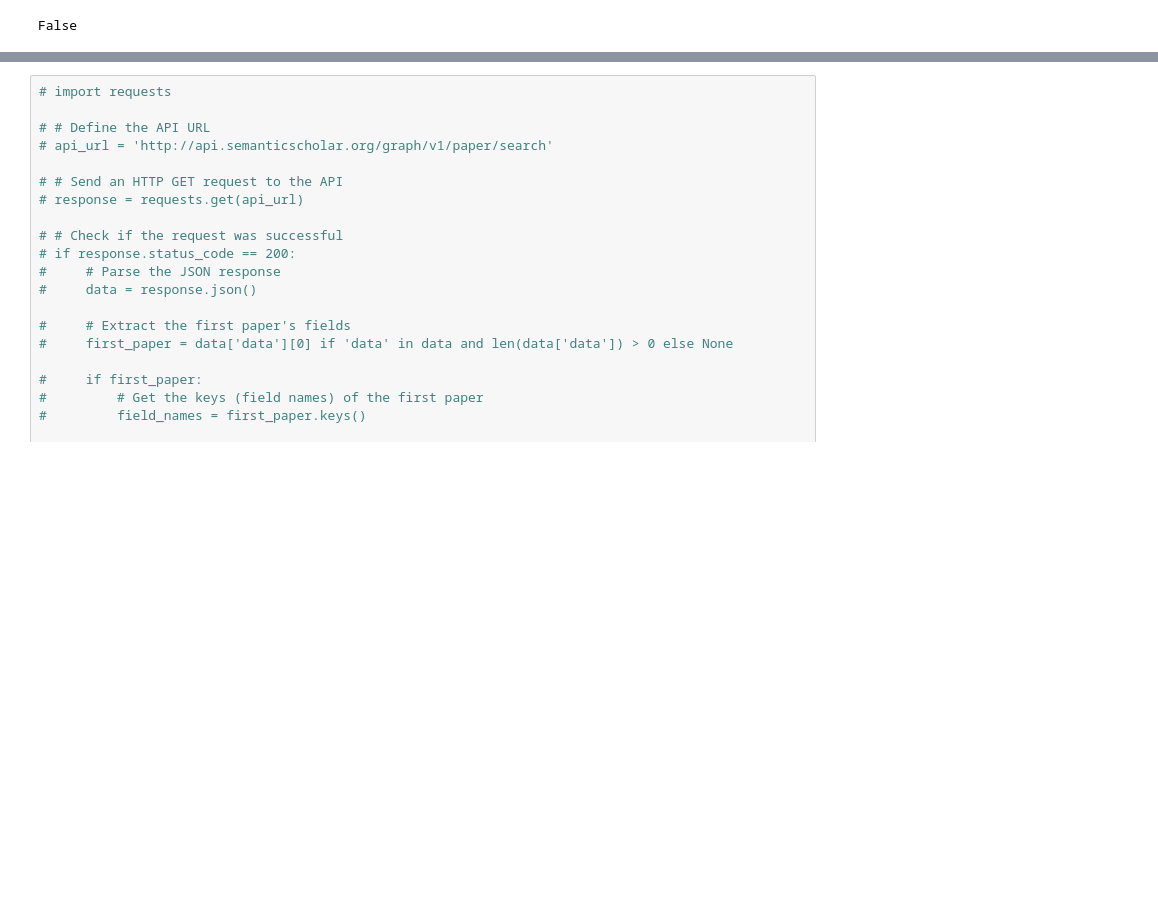
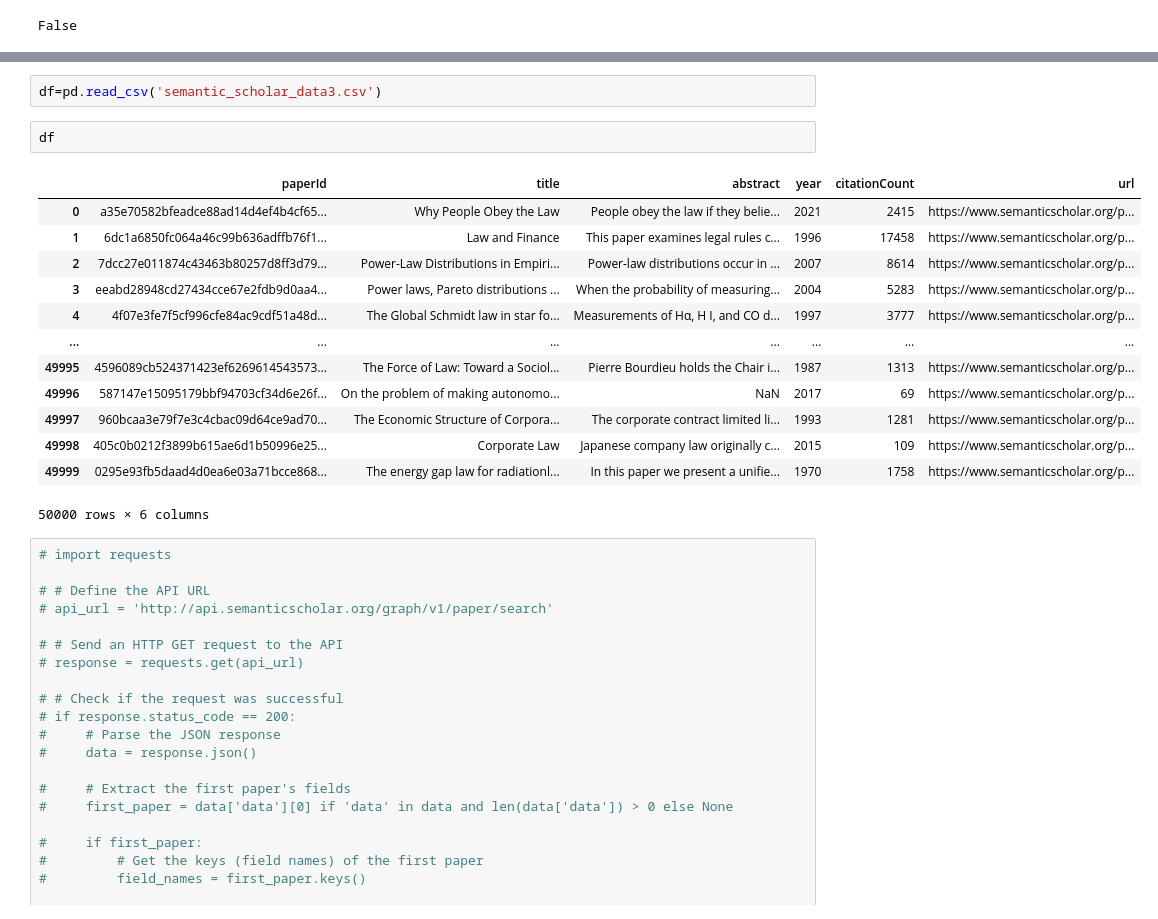
Before and after one commit to KutlualpTazefidan/convergence_oracle, a Jupyter notebook: Playground_SB/data_featching.ipynb, the cells around one changed output, grey strips where cells are left out. Saved outputs shown, nothing was run; the diff lists cells and outputs as text; blank space fills up the shorter version.

```diff
--- a/Playground_SB/data_featching.ipynb
+++ b/Playground_SB/data_featching.ipynb
@@ -70,3 +83,21 @@ print("Data has been saved to", csv_file_name)
+# %%
+df=pd.read_csv('semantic_scholar_data3.csv')
+# %%
+df
+# %% [output]
+|  | paperId | title | abstract | year | citationCount | url |
+| 0 | a35e70582bfeadce88ad14d4ef4b4cf65... | Why People Obey the Law | People obey the law if they belie... | 2021 | 2415 | https://www.semanticscholar.org/p... |
+| 1 | 6dc1a6850fc064a46c99b636adffb76f1... | Law and Finance | This paper examines legal rules c... | 1996 | 17458 | https://www.semanticscholar.org/p... |
+| 2 | 7dcc27e011874c43463b80257d8ff3d79... | Power-Law Distributions in Empiri... | Power-law distributions occur in ... | 2007 | 8614 | https://www.semanticscholar.org/p... |
+| 3 | eeabd28948cd27434cce67e2fdb9d0aa4... | Power laws, Pareto distributions ... | When the probability of measuring... | 2004 | 5283 | https://www.semanticscholar.org/p... |
+| 4 | 4f07e3fe7f5cf996cfe84ac9cdf51a48d... | The Global Schmidt law in star fo... | Measurements of Hα, H I, and CO d... | 1997 | 3777 | https://www.semanticscholar.org/p... |
+| ... | ... | ... | ... | ... | ... | ... |
+| 49995 | 4596089cb524371423ef6269614543573... | The Force of Law: Toward a Sociol... | Pierre Bourdieu holds the Chair i... | 1987 | 1313 | https://www.semanticscholar.org/p... |
+| 49996 | 587147e15095179bbf94703cf34d6e26f... | On the problem of making autonomo... | NaN | 2017 | 69 | https://www.semanticscholar.org/p... |
+| 49997 | 960bcaa3e79f7e3c4cbac09d64ce9ad70... | The Economic Structure of Corpora... | The corporate contract limited li... | 1993 | 1281 | https://www.semanticscholar.org/p... |
+| 49998 | 405c0b0212f3899b615ae6d1b50996e25... | Corporate Law | Japanese company law originally c... | 2015 | 109 | https://www.semanticscholar.org/p... |
+| 49999 | 0295e93fb5daad4d0ea6e03a71bcce868... | The energy gap law for radiationl... | In this paper we present a unifie... | 1970 | 1758 | https://www.semanticscholar.org/p... |
+50000 rows × 6 columns
 # %%
 # import requests
 
```
Also changed, not shown: parts of 2 cells of this notebook, 53 other files.
